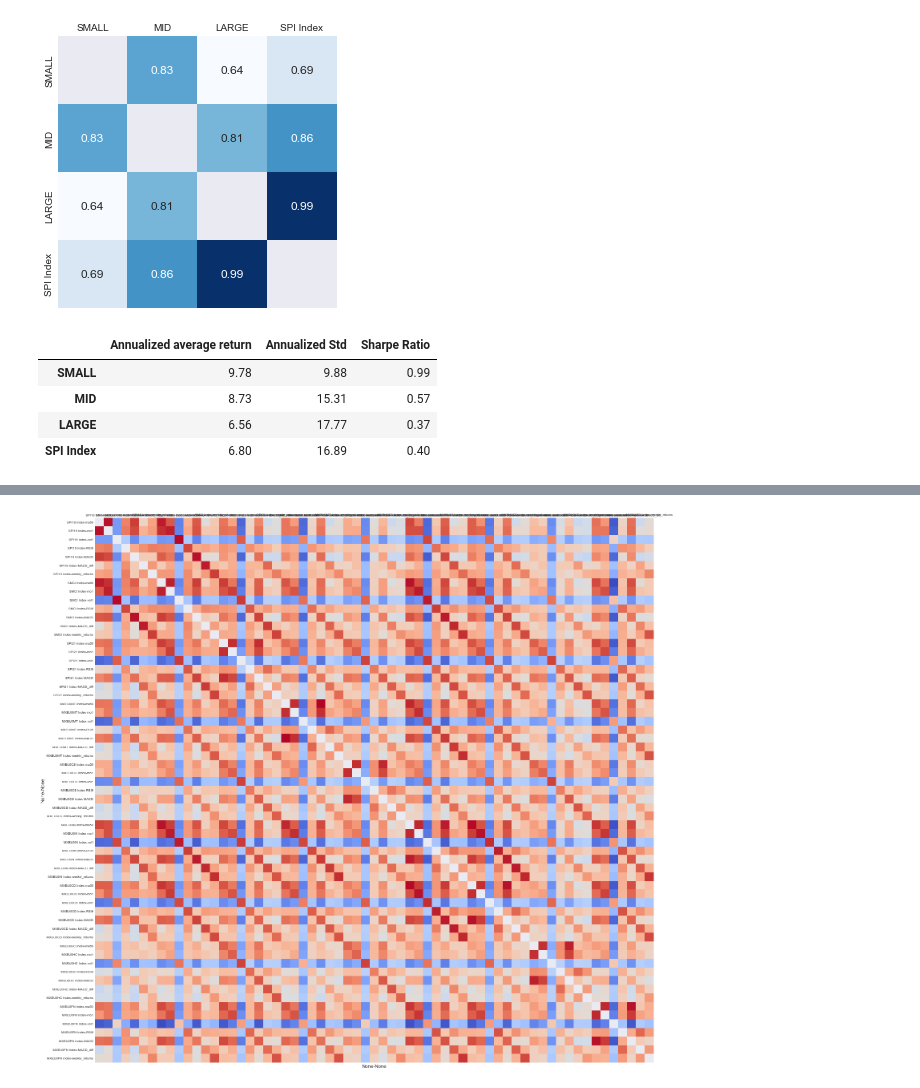
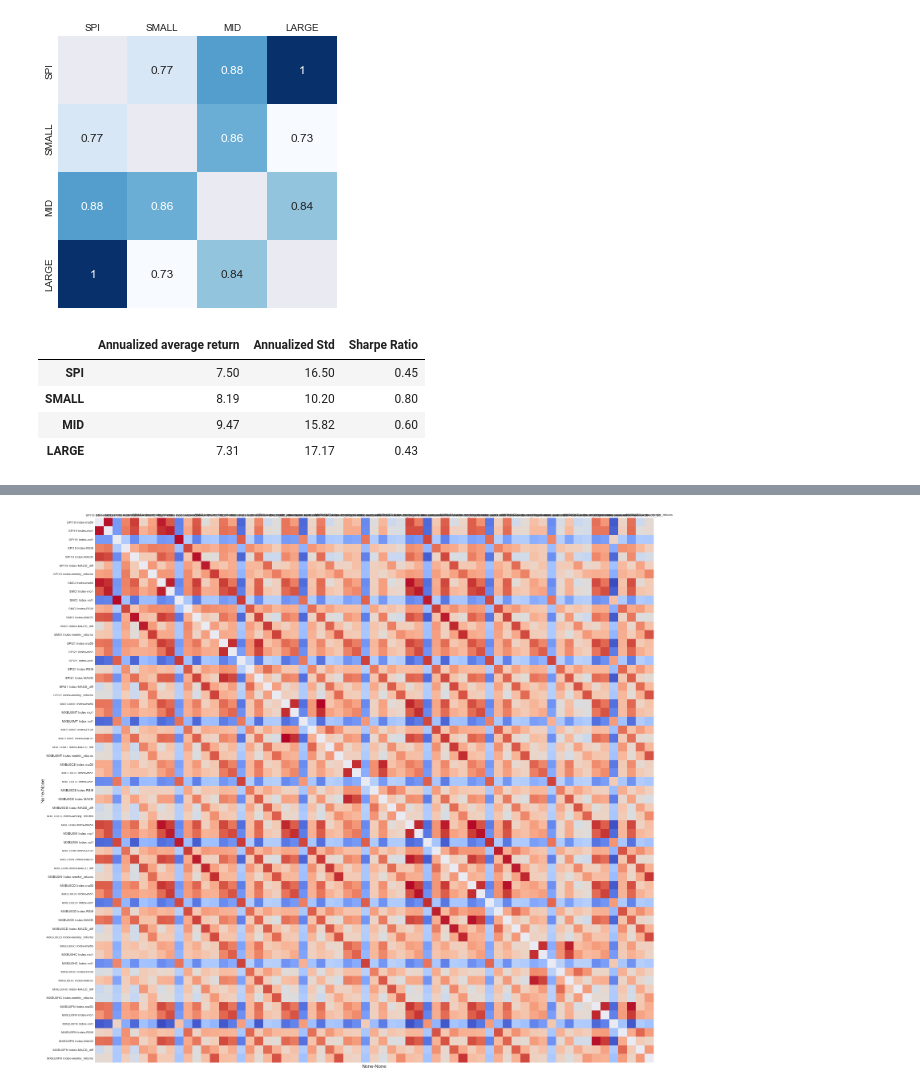
Before and after one commit to lacoupe/BCVS, a Jupyter notebook: SW/size/size.ipynb, the cells around one changed output, grey strips where cells are left out. Saved outputs shown, nothing was run; the diff lists cells and outputs as text; code cells hidden in the pictures.

```diff
--- a/SW/size/size.ipynb
+++ b/SW/size/size.ipynb
@@ -16,3 +14,4 @@ from sklearn.model_selection import train_test_split
 # %%
-indices_price = pd.read_excel('data/indices_prices.xlsx', index_col=0, skiprows=[0, 1, 2, 3, 5, 6, 7])
-indices_price.to_csv('data/prices.csv')
+data = pd.read_excel('data/data.xlsx', index_col=0, skiprows=[0, 1, 2, 3, 4, 5, 6, 8])
+data.head()
+# data.to_csv('data/data.csv')
@@ -59,15 +44,15 @@ for i, ticker in enumerate(weekly_returns.columns):
 # %%
-corr = pd.concat([target_prices, bench_price], axis=1).pct_change().resample('W').mean().corr().round(4)
+corr = data[data.columns[:4]].pct_change().resample('W').mean().corr().round(4)
 
 fig, ax = plt.subplots(figsize=(5,5))
 mask = np.identity(len(corr))
 sns.heatmap(data=corr, annot=True, cmap='Blues', cbar=False, mask=mask, annot_kws=dict(size=12))
 ax.tick_params(axis='both', which='major', labelsize=10, labelbottom=False, labeltop=True, length=0)
 plt.show()
 # %% [output]
-[figure, old version]
+[figure, new version]
 # %%
-data_stats = pd.concat([target_prices, bench_price], axis=1)
+data_stats = data[data.columns[:4]]
 data_annual_ret = data_stats.pct_change().mean() * 252 * 100
 data_annual_std = data_stats.pct_change().std() * np.sqrt(252) * 100
 data_annual_sharpe = data_annual_ret.div(data_annual_std)
@@ -76,8 +61,8 @@ data_stats.columns = ['Annualized average return', 'Annualized Std', 'Sharpe Rat
 data_stats.round(2)
 # %% [output]
 |  | Annualized average return | Annualized Std | Sharpe Ratio |
-| SMALL | 9.78 | 9.88 | 0.99 |
-| MID | 8.73 | 15.31 | 0.57 |
-| LARGE | 6.56 | 17.77 | 0.37 |
-| SPI Index | 6.80 | 16.89 | 0.40 |
+| SPI | 7.50 | 16.50 | 0.45 |
+| SMALL | 8.19 | 10.20 | 0.80 |
+| MID | 9.47 | 15.82 | 0.60 |
+| LARGE | 7.31 | 17.17 | 0.43 |
 # %%
```
Also changed, not shown: parts of 36 cells of this notebook, 6 other files.
